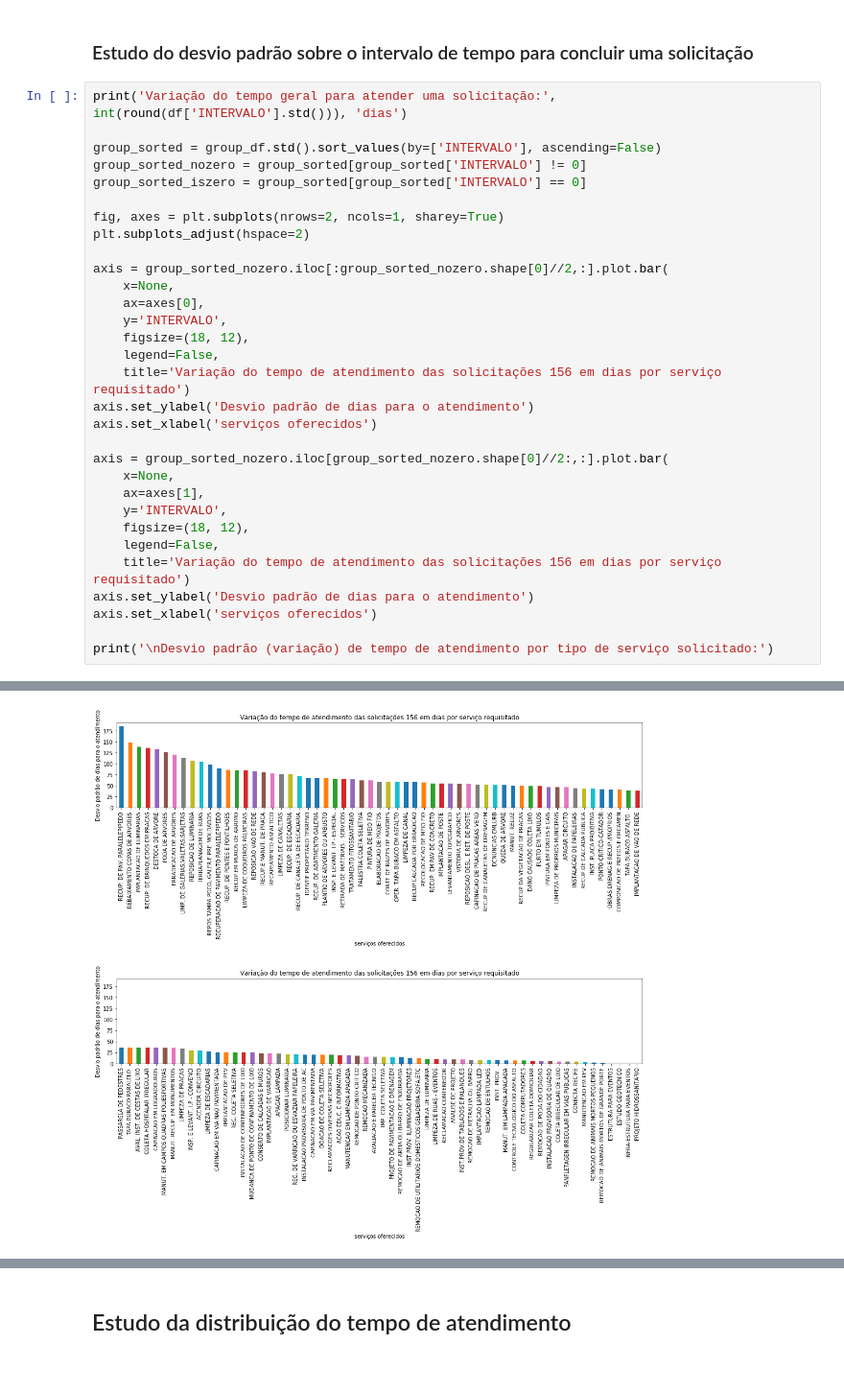
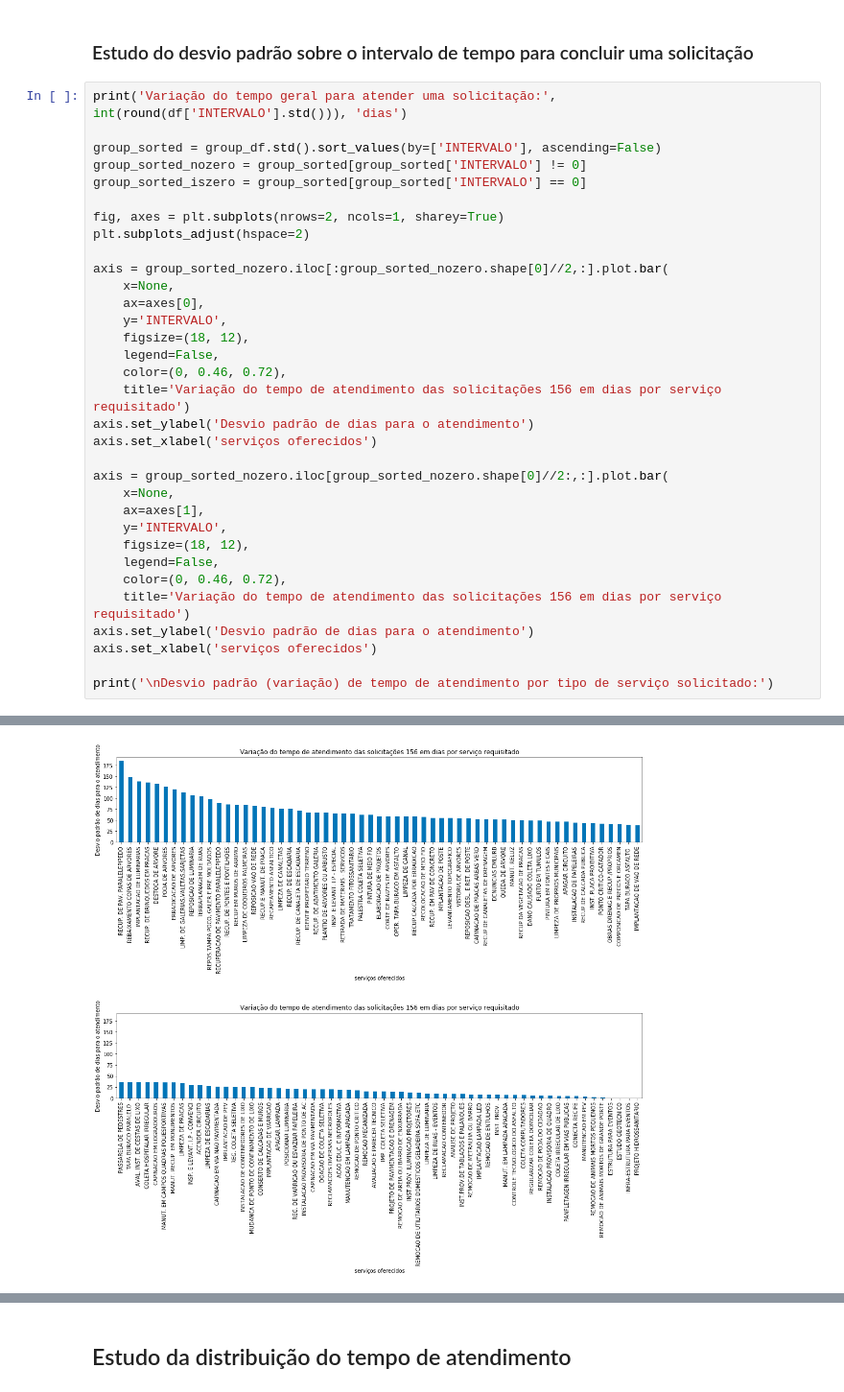
Before and after one commit to if1015-datascience-ufpe/2018-2-projeto-randomic, a Jupyter notebook: notebooks/hypotheses/hypothese 3 - tempo médio de atendimento.ipynb, the cells around one changed output, grey strips where cells are left out. Shown: that part at 96% size. Saved outputs shown, nothing was run; the diff lists cells and outputs as text.

```diff
--- a/notebooks/hypotheses/hypothese 3 - tempo médio de atendimento.ipynb
+++ b/notebooks/hypotheses/hypothese 3 - tempo médio de atendimento.ipynb
@@ -119,31 +119,33 @@ group_sorted_nozero = group_sorted[group_sorted['INTERVALO'] != 0]
 group_sorted_iszero = group_sorted[group_sorted['INTERVALO'] == 0]
 
 fig, axes = plt.subplots(nrows=2, ncols=1, sharey=True)
 plt.subplots_adjust(hspace=2)
 
 axis = group_sorted_nozero.iloc[:group_sorted_nozero.shape[0]//2,:].plot.bar(
     x=None,
     ax=axes[0],
     y='INTERVALO',
     figsize=(18, 12),
     legend=False,
+    color=(0, 0.46, 0.72),
     title='Variação do tempo de atendimento das solicitações 156 em dias por serviço requisitado')
 axis.set_ylabel('Desvio padrão de dias para o atendimento')
 axis.set_xlabel('serviços oferecidos')
 
 axis = group_sorted_nozero.iloc[group_sorted_nozero.shape[0]//2:,:].plot.bar(
     x=None,
     ax=axes[1],
     y='INTERVALO',
     figsize=(18, 12),
     legend=False,
+    color=(0, 0.46, 0.72),
     title='Variação do tempo de atendimento das solicitações 156 em dias por serviço requisitado')
 axis.set_ylabel('Desvio padrão de dias para o atendimento')
 axis.set_xlabel('serviços oferecidos')
 
 print('\nDesvio padrão (variação) de tempo de atendimento por tipo de serviço solicitado:')
 # %% [output]
 Variação do tempo geral para atender uma solicitação: 59 dias
 
 Desvio padrão (variação) de tempo de atendimento por tipo de serviço solicitado:
-[figure, old version]
+[figure, new version]
```
Also changed, not shown: parts of 4 cells of this notebook.
